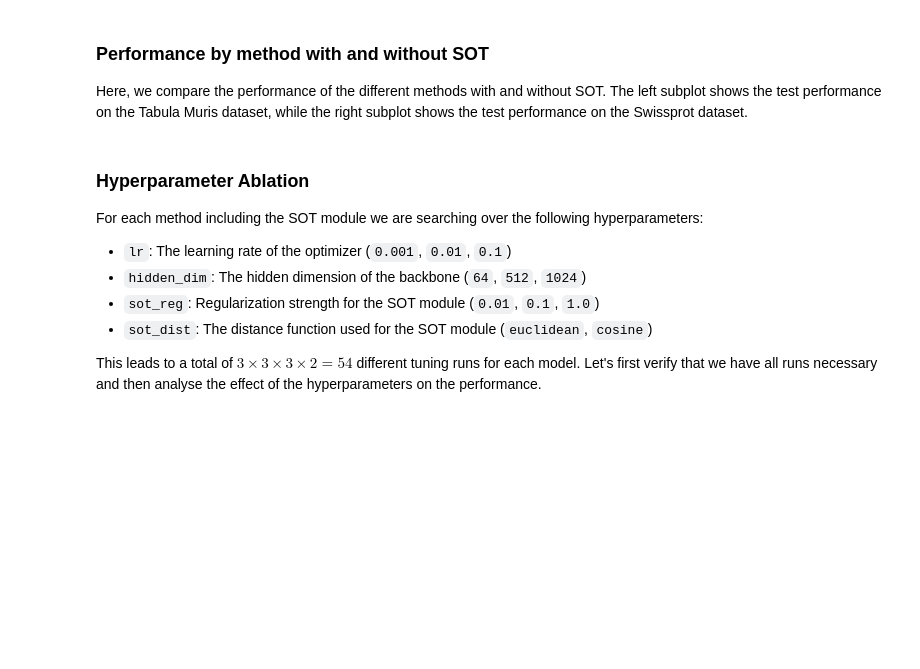
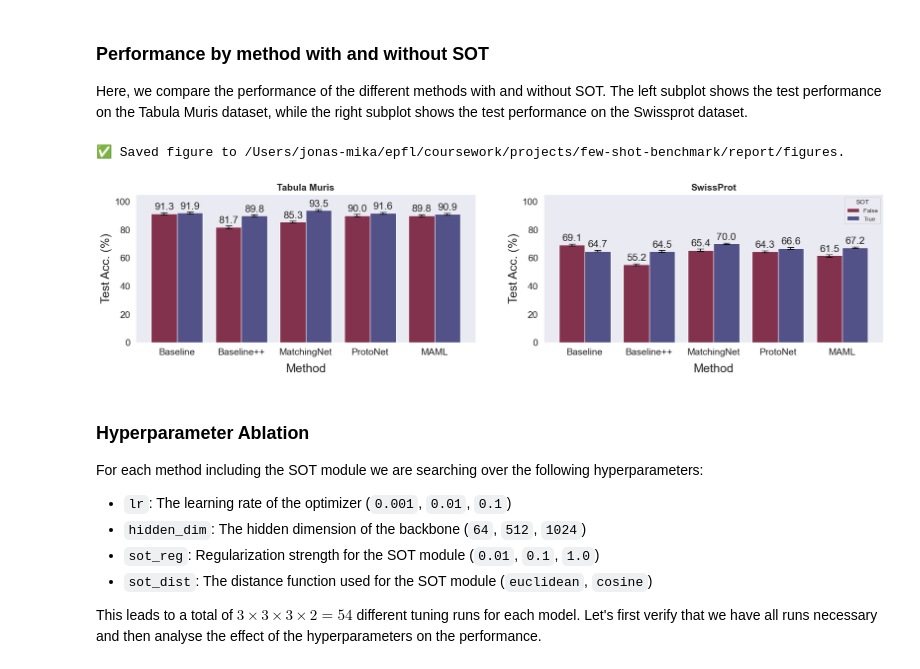
Before and after one commit to mikasenghaas/few-shot-benchmark, a Jupyter notebook: notebooks/analysis.ipynb, the cells around one changed output. Drawn from its saved outputs; the diff is of its cells as text; code cells hidden in the pictures; blank space fills up the shorter version.

```diff
--- a/notebooks/analysis.ipynb
+++ b/notebooks/analysis.ipynb
@@ -76,7 +76,7 @@ def get_name(name, sot=False):
 # Settings
 REPORT = True
 sns.set_style("dark")
-sns.set_palette("YlGn_r" if REPORT else "RdBu")
+sns.set_palette("gist_stern" if REPORT else "RdBu")
 # %%
 # Initialize wandb
 WANDB_PROJECT = "few-shot-benchmark"
@@ -303,31 +347,34 @@ df_exp1_best_tm["method_order"] = pd.Categorical(
 sp_errors = df_exp1_best_sp.sort_values(["method_order", ("config", "use_sot")])[
     ("eval", "test/acc_ci")
 ]
 tm_errors = df_exp1_best_tm.sort_values(["method_order", ("config", "use_sot")])[
     ("eval", "test/acc_ci")
 ]
 
 for i, p in enumerate(axs[0].patches):
     axs[0].errorbar(
         p.get_x() + p.get_width() / 2.0,
         p.get_height(),
         yerr=sp_errors[i],
         fmt="none",
         color="black",
         capsize=5,
     )
 
 for i, p in enumerate(axs[1].patches):
     axs[1].errorbar(
         p.get_x() + p.get_width() / 2.0,
         p.get_height(),
         yerr=tm_errors[i],
         fmt="none",
         color="black",
         capsize=5,
     )
 
 # Save figure
-name = "benchmark-method-perf" if REPORT else "present-benchmark-method-perf.png"
+name = "benchmark-method-perf.pdf" if REPORT else "present-benchmark-method-perf.png"
 fig.savefig(os.path.join(FIGURE_DIR, name), bbox_inches="tight")
 print(f"✅ Saved figure to {FIGURE_DIR}.")
+# %% [output]
+✅ Saved figure to /Users/jonas-mika/epfl/coursework/projects/few-shot-benchmark/report/figures.
+[figure, added]
```
Also changed, not shown: parts of 16 cells of this notebook, 26 other files.
